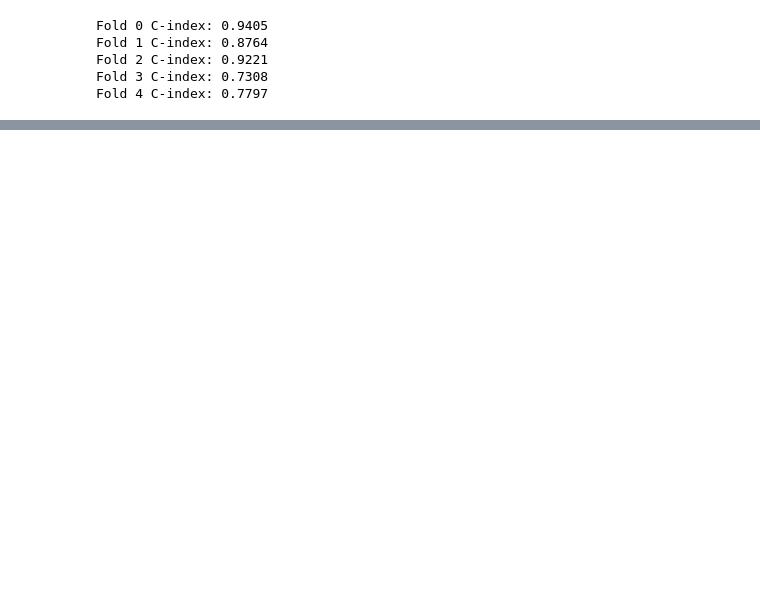
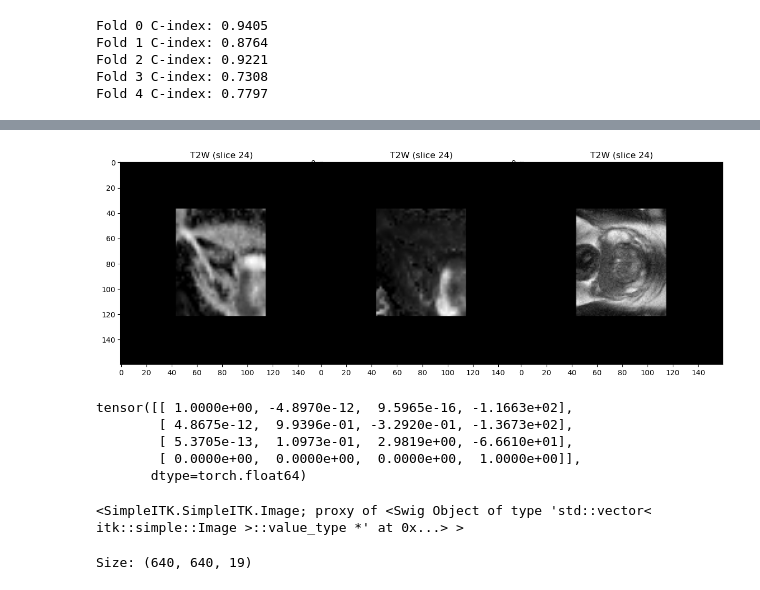
Before and after one commit to Safwat08/multimodal_prostate_cancer_recurrence_prediction, a Jupyter notebook: workflow.ipynb, the cells around one changed output, grey strips where cells are left out. Cells and saved outputs as stored; diff of their text form; code cells hidden in the pictures; blank space fills up the shorter version.

```diff
--- a/workflow.ipynb
+++ b/workflow.ipynb
@@ -238,0 +1050,36 @@ for fold in range(0, 5):
+# %%
+import matplotlib.pyplot as plt
+
+img1 = out["adc"][0]      # shape (1, X, Y, Z) → take channel 0
+img2 = out["t2w"][0]    # shape (1, X, Y, Z)
+img3 = out["hbv"][0]
+
+# pick middle slice in Z
+z1 = img1.shape[2] // 2
+z2 = img2.shape[2] // 2
+z3 = img3.shape[2] // 2
+
+plt.figure(figsize=(18,5))
+plt.subplot(1,2,1)
+plt.imshow(img1[:,:,z1], cmap='gray')
+plt.title("T2W (slice {})".format(z1))
+
+plt.subplot(1,2,2)
+plt.imshow(img2[:,:,z2], cmap='gray')
+plt.title("T2W (slice {})".format(z2))
+
+plt.subplot(1,3,2)
+plt.imshow(img3[:,:,z3], cmap='gray')
+plt.title("T2W (slice {})".format(z3))
+
+plt.show()
+# %% [output]
+[figure, added]
+# %%
+adc.meta["affine"]
+# %% [output]
+tensor([[ 1.0000e+00, -4.8970e-12,  9.5965e-16, -1.1663e+02],
+        [ 4.8675e-12,  9.9396e-01, -3.2920e-01, -1.3673e+02],
+        [ 5.3705e-13,  1.0973e-01,  2.9819e+00, -6.6610e+01],
+        [ 0.0000e+00,  0.0000e+00,  0.0000e+00,  1.0000e+00]],
+       dtype=torch.float64)
@@ -238,0 +1097,8 @@ for fold in range(0, 5):
+# %%
+img
+# %% [output]
+<SimpleITK.SimpleITK.Image; proxy of <Swig Object of type 'std::vector< itk::simple::Image >::value_type *' at 0x...> >
+# %%
+print("Size:", img.GetSize())
+# %% [output]
+Size: (640, 640, 19)
```
Also changed, not shown: parts of 20 cells of this notebook.
